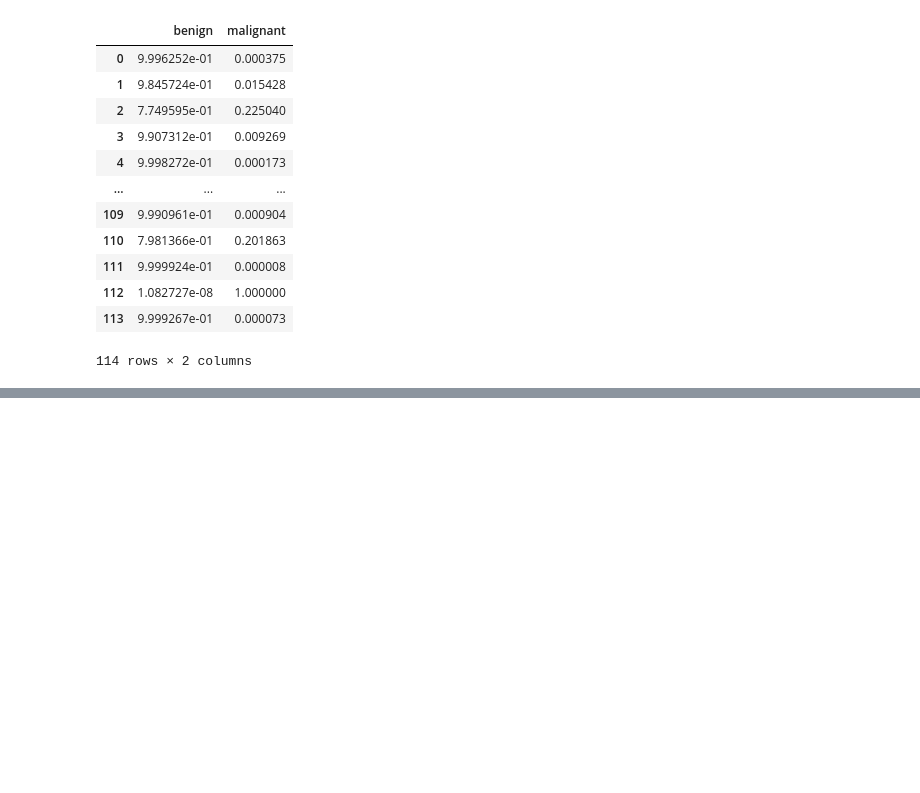
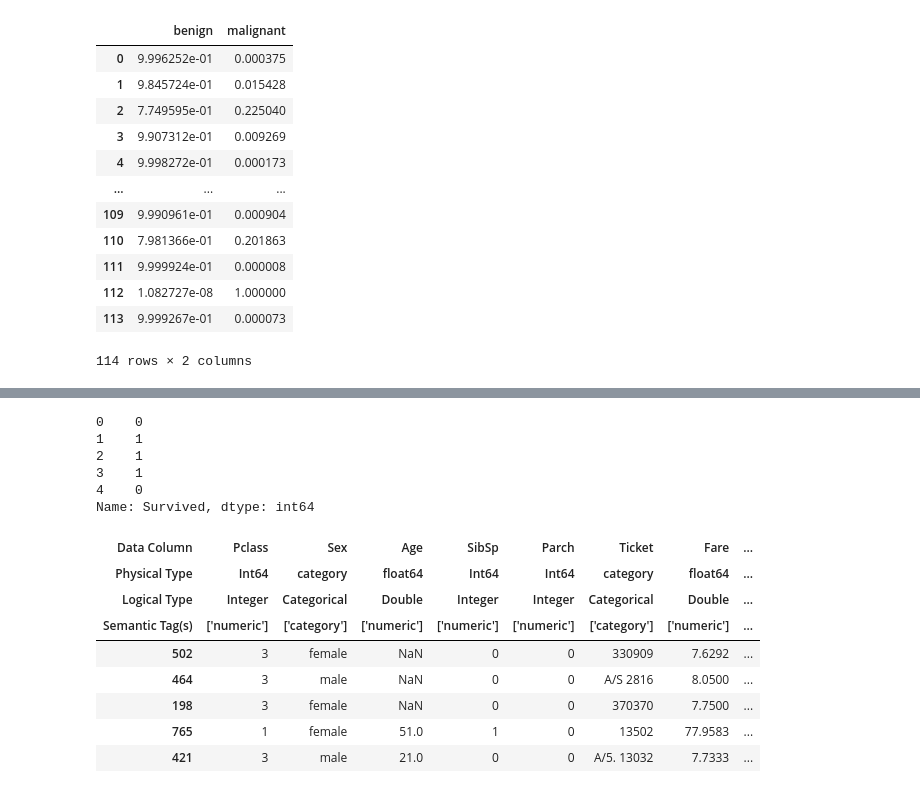
Before and after one commit to apastagia/EvalML_Library, a Jupyter notebook: AutoML_Evalml.ipynb, the cells around one changed output, grey strips where cells are left out. Drawn from its saved outputs; the diff is of its cells as text; code cells hidden in the pictures; blank space fills up the shorter version.

```diff
--- a/AutoML_Evalml.ipynb
+++ b/AutoML_Evalml.ipynb
@@ -232,3 +232,7 @@ df.head()
 | 2 | 3 | 1 | 3 | Heikkinen, Miss. Laina | female | 26.0 | 0 | 0 | STON/O2. 3101282 | 7.9250 | ... |
 | 3 | 4 | 1 | 1 | Futrelle, Mrs. Jacques Heath (Lil... | female | 35.0 | 1 | 0 | 113803 | 53.1000 | ... |
 | 4 | 5 | 0 | 3 | Allen, Mr. William Henry | male | 35.0 | 0 | 0 | 373450 | 8.0500 | ... |
+# %%
+X = df.iloc[:, 2:]
+# %%
+X = X.drop('Name', axis = 1)
@@ -234,0 +248,26 @@ df.head()
+# %%
+y = df.iloc[:,1]
+# %%
+y.head()
+# %% [output]
+0    0
+1    1
+2    1
+3    1
+4    0
+Name: Survived, dtype: int64
+# %%
+import evalml
+X_train, X_test, y_train, y_test = evalml.preprocessing.split_data(X, y, problem_type='binary')
+# %%
+X_train.head()
+# %% [output]
+| Data Column | Pclass | Sex | Age | SibSp | Parch | Ticket | Fare | ... |
+| Physical Type | Int64 | category | float64 | Int64 | Int64 | category | float64 | ... |
+| Logical Type | Integer | Categorical | Double | Integer | Integer | Categorical | Double | ... |
+| Semantic Tag(s) | ['numeric'] | ['category'] | ['numeric'] | ['numeric'] | ['numeric'] | ['category'] | ['numeric'] | ... |
+| 502 | 3 | female | NaN | 0 | 0 | 330909 | 7.6292 | ... |
+| 464 | 3 | male | NaN | 0 | 0 | A/S 2816 | 8.0500 | ... |
+| 198 | 3 | female | NaN | 0 | 0 | 370370 | 7.7500 | ... |
+| 765 | 1 | female | 51.0 | 1 | 0 | 13502 | 77.9583 | ... |
+| 421 | 3 | male | 21.0 | 0 | 0 | A/5. 13032 | 7.7333 | ... |
```
Also changed, not shown: parts of 9 cells of this notebook.
